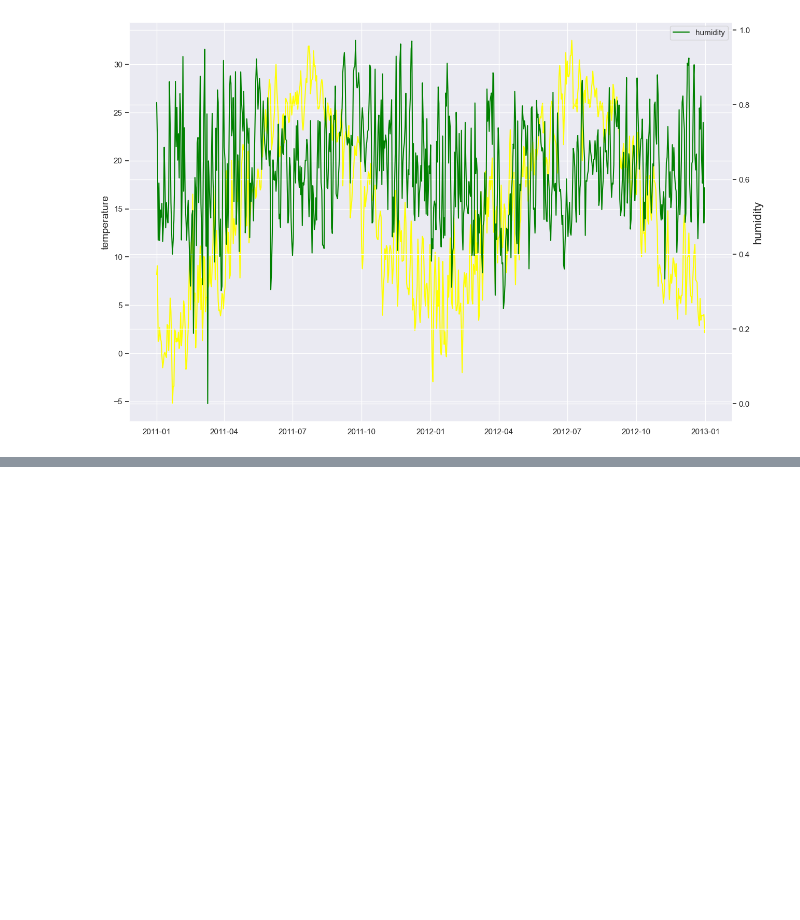
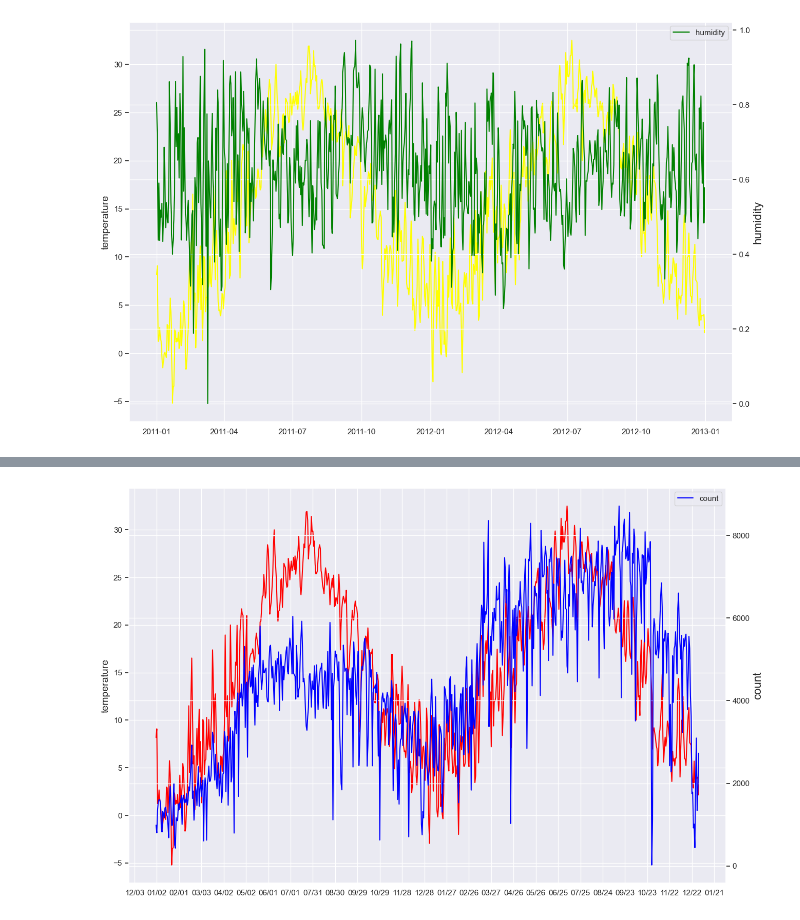
Before and after one commit to satomi26/Project-3-capital-bike-share, a Jupyter notebook: capital_bike.ipynb, the cells around one changed output, grey strips where cells are left out. Saved outputs shown, nothing was run; the diff lists cells and outputs as text; code cells hidden in the pictures; blank space fills up the shorter version.

```diff
--- a/capital_bike.ipynb
+++ b/capital_bike.ipynb
@@ -756,0 +791,5 @@ plt.show()
+# %%
+# https://www.geeksforgeeks.org/how-to-convert-datetime-to-date-in-pandas/
+df_day['Year'] = pd.to_datetime(df_day['dteday']).dt.year
+# %%
+df_day['weekday'] = pd.to_datetime(df_day['dteday']).dt.day_name()
@@ -756,0 +821,19 @@ plt.show()
+# %%
+# kino code https://kino-code.com/matplotlib_seaborn-09/
+fig, ax1 = plt.subplots(figsize = (15,10))
+count = df_day["cnt"]
+temperature = df_day["temp_in_cel"]
+
+ax1.plot(df_day["dteday"], temperature, color = "red", label = "temperature")
+ax1.set_ylabel("temperature", fontsize = 14)
+
+ax2 = ax1.twinx()
+ax2.plot(df_day["dteday"], count, color = "blue", label = "count")
+ax2.set_ylabel("count", fontsize = 16)
+
+ax2.xaxis.set_major_formatter(dt.DateFormatter('%m/%d')) #dt.DateFormatter(%m/%d) DateFormatterは日付形式の設定、()内は表示する日付形式
+ax2.xaxis.set_major_locator(dt.DayLocator(interval =30))
+plt.legend()
+plt.show()
+# %% [output]
+[figure, added]
```
Also changed, not shown: parts of 17 cells of this notebook.
